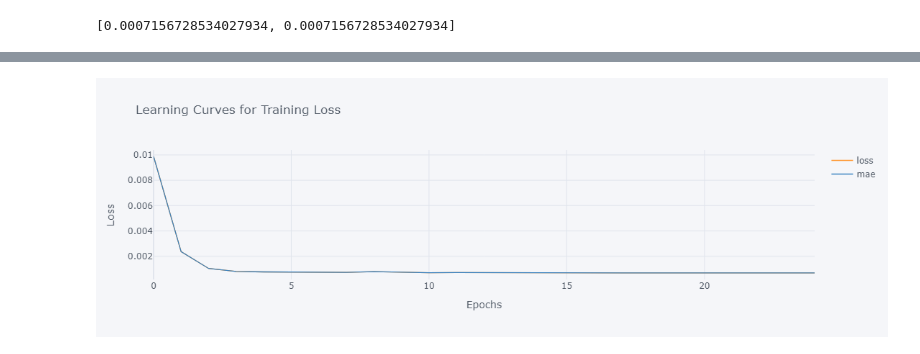
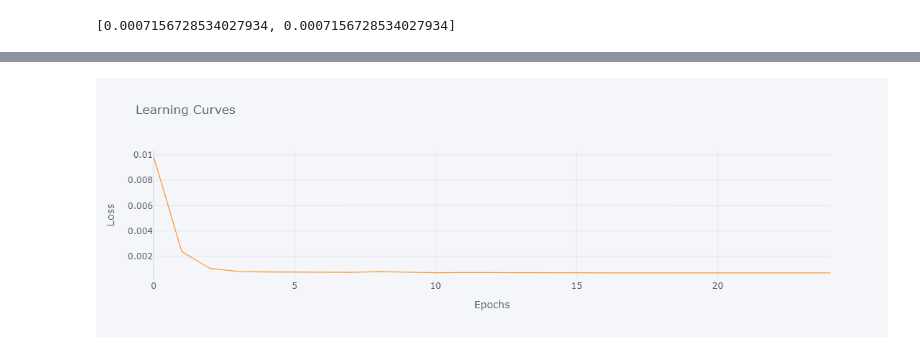
Before and after one commit to YarosInter/Time-Series-Dense-Neural-Network, a Jupyter notebook: Dense_Layer_Neural_Network.ipynb, the cells around one changed output, grey strips where cells are left out. Cells and saved outputs as stored; diff of their text form; code cells hidden in the pictures.

```diff
--- a/Dense_Layer_Neural_Network.ipynb
+++ b/Dense_Layer_Neural_Network.ipynb
@@ -212,18 +212,18 @@ model_1.evaluate(X_test_scaled, y_test)
 # %%
 import cufflinks as cf
 import plotly.offline as pyo
 
 # Enable offline mode for Plotly
 pyo.init_notebook_mode()
 
 # Configure Cufflinks to work with offline mode
 cf.go_offline()
 
 # Convert the training history to a DataFrame
 history_df = pd.DataFrame(history.history)
 
 # Plotting learning curves for training loss over epochs using Cufflinks
-history_df.iplot(xTitle='Epochs', yTitle='Loss', title='Learning Curves for Training Loss')
+history_df["loss"].iplot(xTitle='Epochs', yTitle='Loss', title='Learning Curves')
 # %% [output]
 [interactive output not drawn]
-[figure, old version]
+[figure, new version]
```
Also changed, not shown: parts of 2 cells of this notebook, 1 other file.
